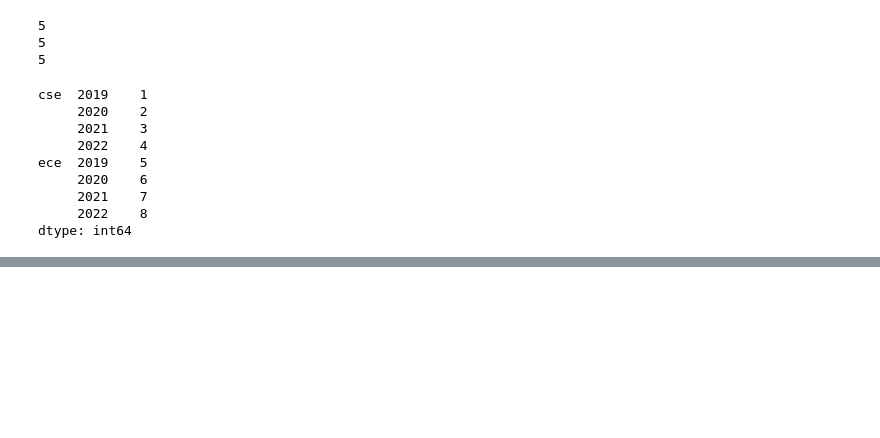
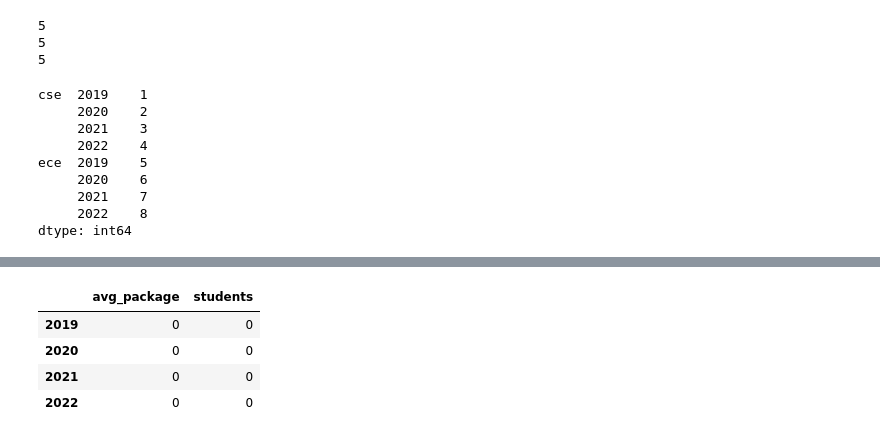
Before and after one commit to Muhammad-Waleed-Source/Pandas, a Jupyter notebook: Pandas_6_MultiIndex_Series_and_DataFrames.ipynb, the cells around one changed output, grey strips where cells are left out. Cells and saved outputs as stored; diff of their text form; code cells hidden in the pictures; blank space fills up the shorter version.

```diff
--- a/Pandas_6_MultiIndex_Series_and_DataFrames.ipynb
+++ b/Pandas_6_MultiIndex_Series_and_DataFrames.ipynb
@@ -145,0 +267,8 @@ dtype: int64
+# %%
+branch_df2['mumbai']
+# %% [output]
+|  | avg_package | students |
+| 2019 | 0 | 0 |
+| 2020 | 0 | 0 |
+| 2021 | 0 | 0 |
+| 2022 | 0 | 0 |
```
Also changed, not shown: parts of 16 cells of this notebook.
